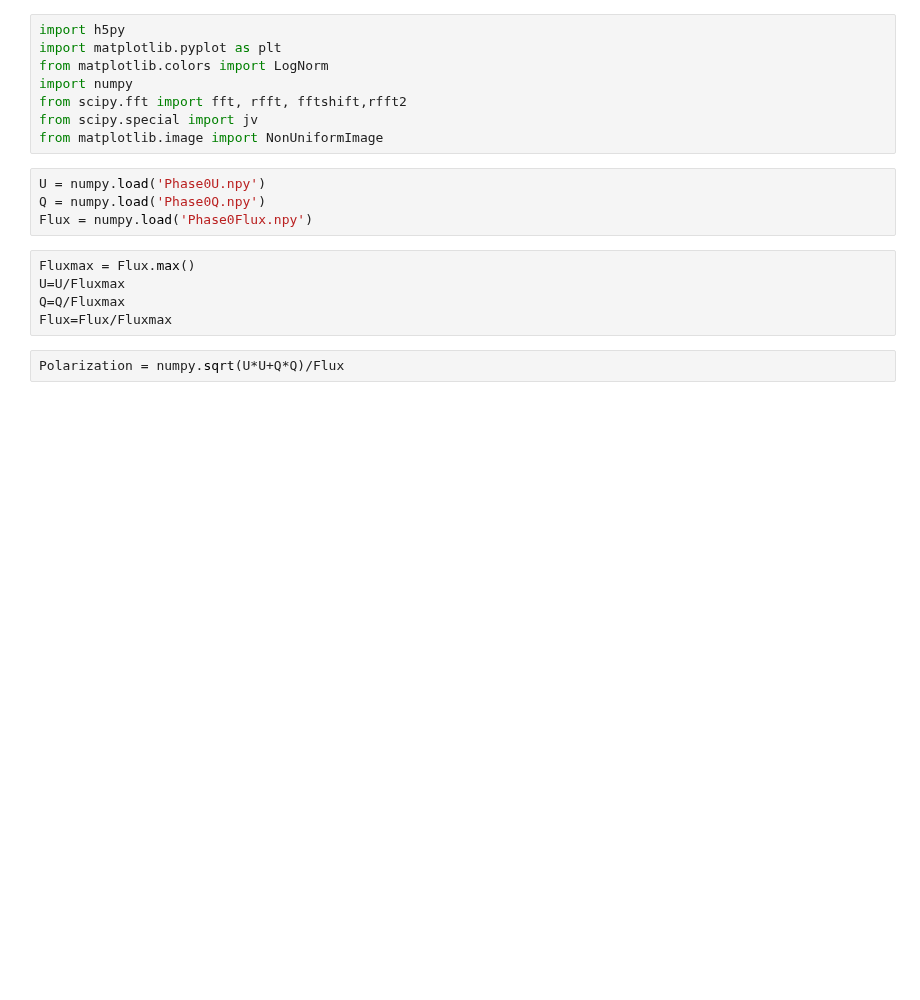
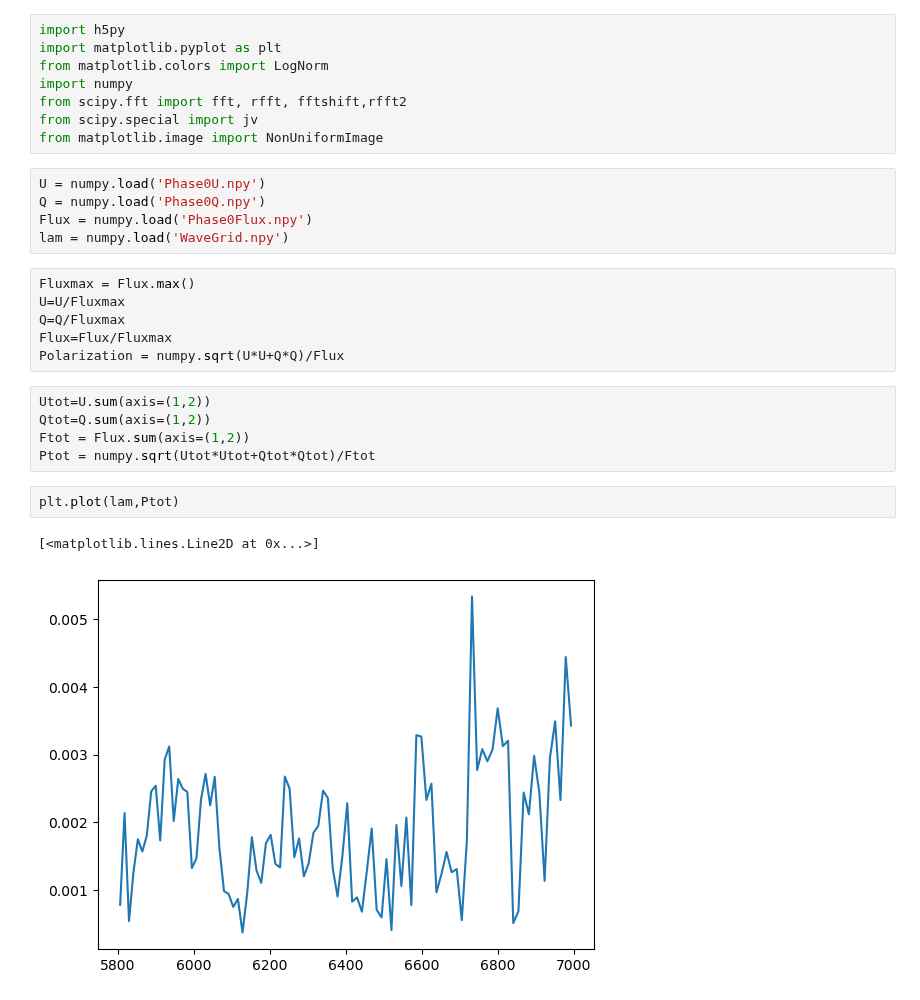
Before and after one commit to AlexGKim/II, a Jupyter notebook: polar.ipynb, the cells around one changed output. Drawn from its saved outputs; the diff is of its cells as text; blank space fills up the shorter version.

Commit message:
wave

```diff
--- a/polar.ipynb
+++ b/polar.ipynb
@@ -10,11 +10,21 @@ from matplotlib.image import NonUniformImage
 U = numpy.load('Phase0U.npy')
 Q = numpy.load('Phase0Q.npy')
 Flux = numpy.load('Phase0Flux.npy')
+lam = numpy.load('WaveGrid.npy')
 # %%
 Fluxmax = Flux.max()
 U=U/Fluxmax
 Q=Q/Fluxmax
 Flux=Flux/Fluxmax
+Polarization = numpy.sqrt(U*U+Q*Q)/Flux
-# %%
-Polarization = numpy.sqrt(U*U+Q*Q)/Flux
+# %%
+Utot=U.sum(axis=(1,2))
+Qtot=Q.sum(axis=(1,2))
+Ftot = Flux.sum(axis=(1,2))
+Ptot = numpy.sqrt(Utot*Utot+Qtot*Qtot)/Ftot
+# %%
+plt.plot(lam,Ptot)
+# %% [output]
+[<matplotlib.lines.Line2D at 0x...>]
+[figure, added]
 # %%
```
Also changed, not shown: parts of 1 cell of this notebook.
